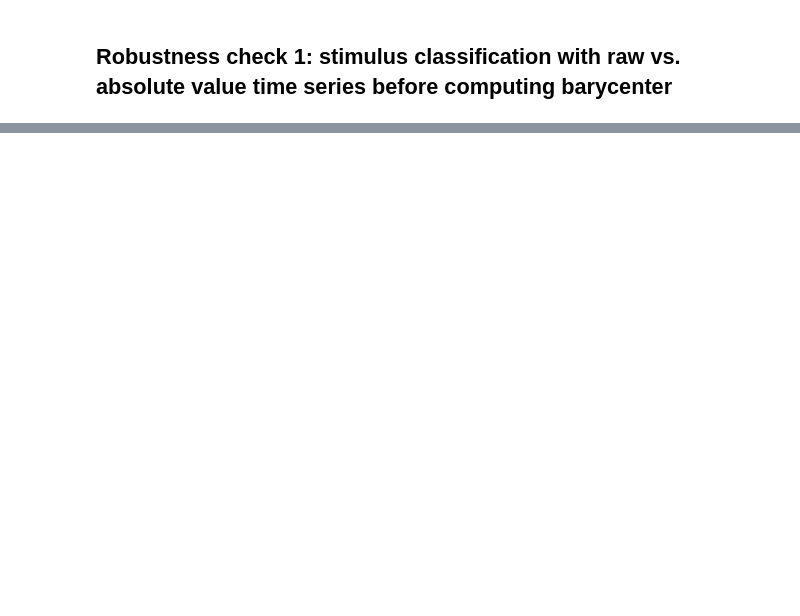
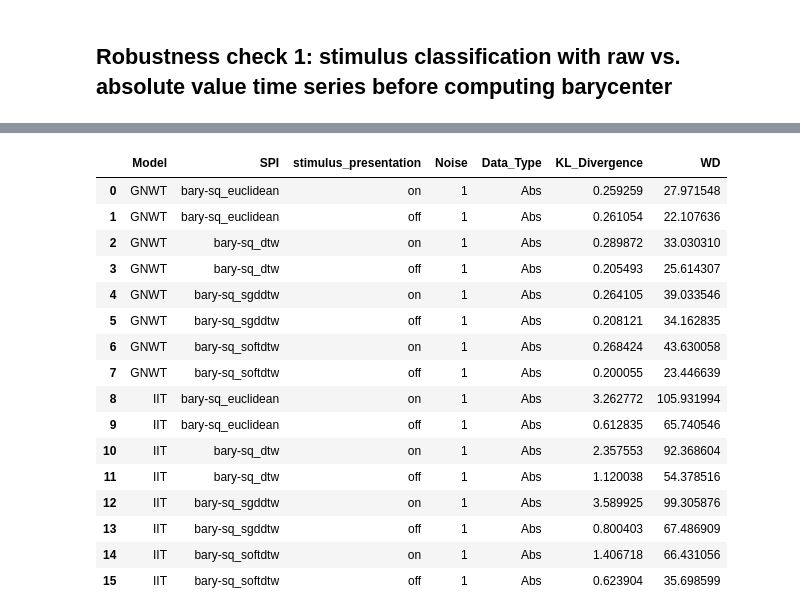
Before and after one commit to anniegbryant/MEG_functional_connectivity, a Jupyter notebook: barycenter_robustness/barycenter_robustness_checks.ipynb, the cells around one changed output, grey strips where cells are left out. Drawn from its saved outputs; the diff is of its cells as text; code cells hidden in the pictures; blank space fills up the shorter version.

```diff
--- a/barycenter_robustness/barycenter_robustness_checks.ipynb
+++ b/barycenter_robustness/barycenter_robustness_checks.ipynb
@@ -293,0 +322,48 @@ comparing_between_stimulus_types_classification_results %>%
+# %%
+# Compute the KL divergence between the model and empirical data
+all_KL_results_list = []
+all_WD_results_list = []
+noise_level = 1
+for model in ["GNWT", "IIT"]:
+    for this_SPI in model_vs_empirical_across_geometries.SPI.unique():
+        for stim_type in ['on', 'off']:
+
+            # Subset data
+            empirical_data_abs = model_vs_empirical_across_geometries.query("SPI==@this_SPI & stimulus_presentation == @stim_type & Model == @model & Data_Type == 'Empirical'")['value']
+            model_data_abs = model_vs_empirical_across_geometries.query("SPI==@this_SPI & stimulus_presentation == @stim_type & Model == @model & Data_Type == 'Model' & Noise==@noise_level")['value']
+
+            #### KL ####
+            # Absolute value data
+            this_model_noise_KL_abs = kl_divergence_from_counts(empirical_data_abs, model_data_abs, num_bins=100, units="bits")
+            all_KL_results_list.append(pd.DataFrame({"Model": [model], "SPI": [this_SPI], "stimulus_presentation": [stim_type], "Noise": [noise_level], "Data_Type": ["Abs"], "KL_Divergence": [this_model_noise_KL_abs]}))
+
+            #### Wasserstein Distance ####
+            # Absolute value data
+            this_model_noise_WD_abs = wasserstein_distance(empirical_data_abs, model_data_abs)
+            all_WD_results_list.append(pd.DataFrame({"Model": [model], "SPI": [this_SPI], "stimulus_presentation": [stim_type], "Noise": [noise_level], "Data_Type": ["Abs"], "WD": [this_model_noise_WD_abs]}))
+
+# Concatenate the results
+all_KL_results = pd.concat(all_KL_results_list)
+all_WD_results = pd.concat(all_WD_results_list)
+
+# Merge the KL and WD results
+all_stats_results = pd.merge(all_KL_results, all_WD_results, on=['Model', 'SPI', 'stimulus_presentation', 'Noise', 'Data_Type'])
+all_stats_results.query("Noise == 1").sort_values(['Data_Type', 'Model'])
+# %% [output]
+|  | Model | SPI | stimulus_presentation | Noise | Data_Type | KL_Divergence | WD |
+| 0 | GNWT | bary-sq_euclidean | on | 1 | Abs | 0.259259 | 27.971548 |
+| 1 | GNWT | bary-sq_euclidean | off | 1 | Abs | 0.261054 | 22.107636 |
+| 2 | GNWT | bary-sq_dtw | on | 1 | Abs | 0.289872 | 33.030310 |
+| 3 | GNWT | bary-sq_dtw | off | 1 | Abs | 0.205493 | 25.614307 |
+| 4 | GNWT | bary-sq_sgddtw | on | 1 | Abs | 0.264105 | 39.033546 |
+| 5 | GNWT | bary-sq_sgddtw | off | 1 | Abs | 0.208121 | 34.162835 |
+| 6 | GNWT | bary-sq_softdtw | on | 1 | Abs | 0.268424 | 43.630058 |
+| 7 | GNWT | bary-sq_softdtw | off | 1 | Abs | 0.200055 | 23.446639 |
+| 8 | IIT | bary-sq_euclidean | on | 1 | Abs | 3.262772 | 105.931994 |
+| 9 | IIT | bary-sq_euclidean | off | 1 | Abs | 0.612835 | 65.740546 |
+| 10 | IIT | bary-sq_dtw | on | 1 | Abs | 2.357553 | 92.368604 |
+| 11 | IIT | bary-sq_dtw | off | 1 | Abs | 1.120038 | 54.378516 |
+| 12 | IIT | bary-sq_sgddtw | on | 1 | Abs | 3.589925 | 99.305876 |
+| 13 | IIT | bary-sq_sgddtw | off | 1 | Abs | 0.800403 | 67.486909 |
+| 14 | IIT | bary-sq_softdtw | on | 1 | Abs | 1.406718 | 66.431056 |
+| 15 | IIT | bary-sq_softdtw | off | 1 | Abs | 0.623904 | 35.698599 |
```
Also changed, not shown: parts of 12 cells of this notebook, 13 other files.
